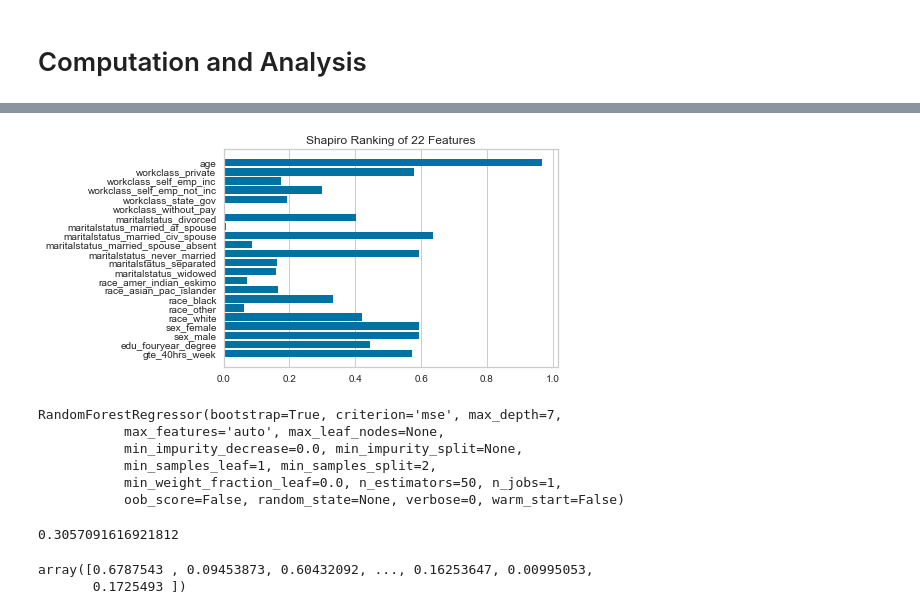
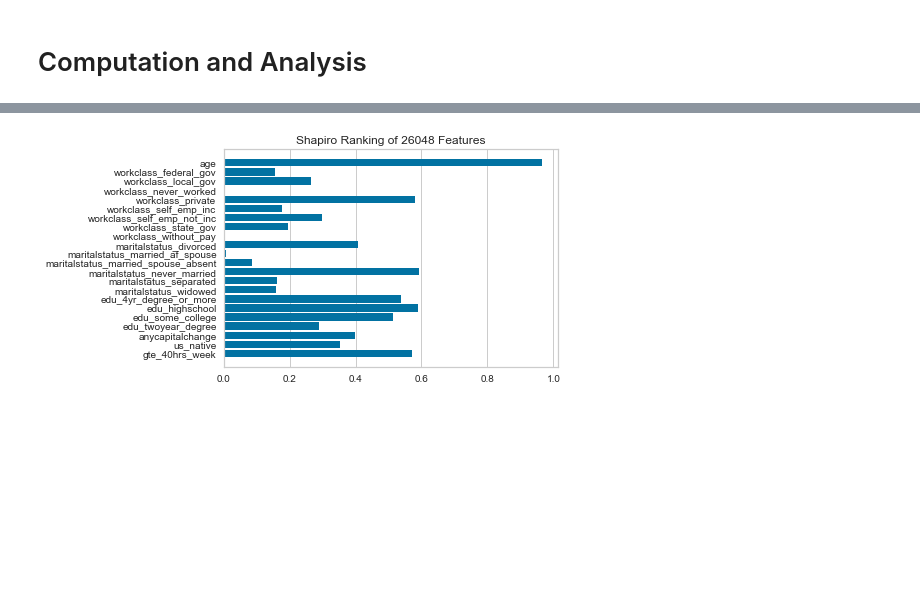
Before and after one commit to thomasoneil/gu_homework1, a Jupyter notebook: Population_Income_Predictions.ipynb, the cells around one changed output, grey strips where cells are left out. Cells and saved outputs as stored; diff of their text form; code cells hidden in the pictures; blank space fills up the shorter version.

```diff
--- a/Population_Income_Predictions.ipynb
+++ b/Population_Income_Predictions.ipynb
@@ -35,17 +33,17 @@ instances.describe(include = 'all')
 # %%
 instances.loc[instances['education'] =='hs_grad', 'education'] = 'highschool'
 instances.loc[instances['education'] =='some_college', 'education'] = 'some_college'
-instances.loc[instances['education'] =='bachelors', 'education'] = 'fouryear_degree'
-instances.loc[instances['education'] =='masters', 'education'] = 'gt_college'
+instances.loc[instances['education'] =='bachelors', 'education'] = '4yr_degree_or_more'
+instances.loc[instances['education'] =='masters', 'education'] = '4yr_degree_or_more'
 instances.loc[instances['education'] =='assoc_voc', 'education'] = 'twoyear_degree'
 instances.loc[instances['education'] =='11th', 'education'] = 'lt_highschool'
 instances.loc[instances['education'] =='assoc_acdm', 'education'] = 'twoyear_degree'
 instances.loc[instances['education'] =='10th', 'education'] = 'lt_highschool'
 instances.loc[instances['education'] =='7th_8th', 'education'] = 'lt_highschool'
-instances.loc[instances['education'] =='prof_school', 'education'] = 'gt_college'
+instances.loc[instances['education'] =='prof_school', 'education'] = '4yr_degree_or_more'
 instances.loc[instances['education'] =='9th', 'education'] = 'lt_highschool'
 instances.loc[instances['education'] =='12th', 'education'] = 'lt_highschool'
-instances.loc[instances['education'] =='doctorate', 'education'] = 'gt_college'
+instances.loc[instances['education'] =='doctorate', 'education'] = '4yr_degree_or_more'
 instances.loc[instances['education'] =='5th_6th', 'education'] = 'lt_highschool'
 instances.loc[instances['education'] =='1st_4th', 'education'] = 'lt_highschool'
 instances.loc[instances['education'] =='preschool', 'education'] = 'lt_highschool'
@@ -98,6 +98,4 @@ instances.describe(include = 'all')
 # %%
-instances['anycapitalgain'] = 0
-instances.loc[instances['capitalgain'] != '0', 'anycapitalgain'] = 1
-
-instances['anycapitalloss'] = 0
-instances.loc[instances['capitalloss'] != '0', 'anycapitalloss'] = 1
+instances['anycapitalchange'] = 0
+instances.loc[instances['capitalgain'] != '0', 'anycapitalchange'] = 1
+instances.loc[instances['capitalloss'] != '0', 'anycapitalchange'] = 1
@@ -207,0 +206,12 @@ y_test = s2['income_gt_50k']
+# %%
+working_list = ['age', 'workclass_federal_gov', 'workclass_local_gov',
+       'workclass_never_worked', 'workclass_private', 'workclass_self_emp_inc',
+       'workclass_self_emp_not_inc', 'workclass_state_gov',
+       'workclass_without_pay', 'maritalstatus_divorced',
+       'maritalstatus_married_af_spouse',
+       'maritalstatus_married_spouse_absent', 'maritalstatus_never_married',
+       'maritalstatus_separated', 'maritalstatus_widowed',
+        'edu_4yr_degree_or_more', 'edu_highschool',
+       'edu_some_college', 'edu_twoyear_degree',
+       'anycapitalchange', 'us_native', 'gte_40hrs_week']
+working_list
@@ -208,33 +243,16 @@ y_test = s2['income_gt_50k']
+# %%
+X = instances[working_list]
+y = instances['income_gt_50k']
+
+X_train, X_test, y_train, y_test = train_test_split(X,y,test_size = 0.2, random_state=1)
 # %%
 from yellowbrick.features import Rank1D
 
 # Instantiate the 1D visualizer with the Sharpiro ranking algorithm
-visualizer = Rank1D(features=X_Columns, algorithm='shapiro')
+visualizer = Rank1D(features=X_train, algorithm='shapiro')
 
 visualizer.fit(X_train, y_train)                # Fit the data to the visualizer
 visualizer.transform(X_train)             # Transform the data
 visualizer.poof(outpath="pcoords.png")                  # Draw/show/poof the data
 # %% [output]
-[figure, old version]
+[figure, new version]
-# %%
-from sklearn.ensemble import RandomForestRegressor
-
-regressor = RandomForestRegressor(max_depth=7,n_estimators=50)
-regressor.fit(X_train, y_train)
-# %% [output]
-RandomForestRegressor(bootstrap=True, criterion='mse', max_depth=7,
-           max_features='auto', max_leaf_nodes=None,
-           min_impurity_decrease=0.0, min_impurity_split=None,
-           min_samples_leaf=1, min_samples_split=2,
-           min_weight_fraction_leaf=0.0, n_estimators=50, n_jobs=1,
-           oob_score=False, random_state=None, verbose=0, warm_start=False)
-# %%
-regressor.score(X_test, y_test)
-# %% [output]
-0.3057091616921812
-# %%
-y_pred = regressor.predict(X_test)
-y_pred
-# %% [output]
-array([0.6787543 , 0.09453873, 0.60432092, ..., 0.16253647, 0.00995053,
-       0.1725493 ])
```
Also changed, not shown: parts of 33 cells of this notebook.
